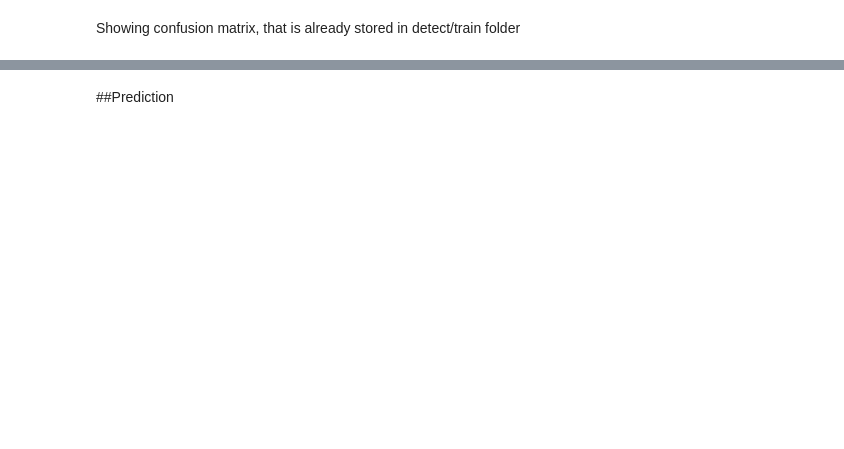
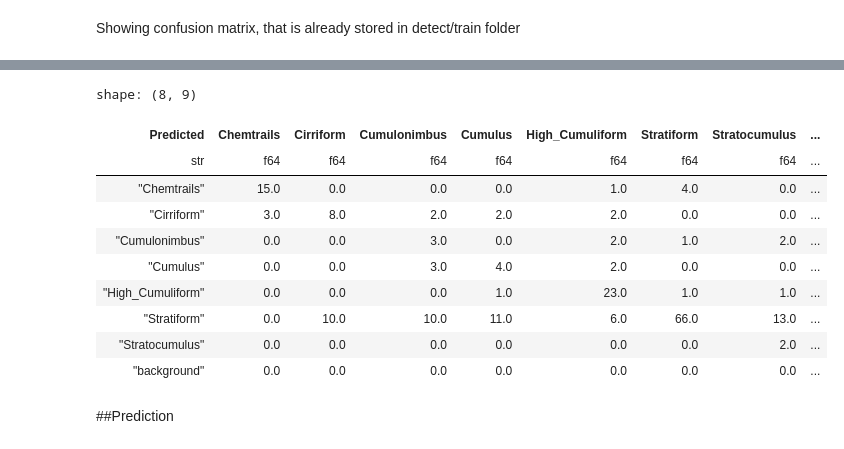
Before and after one commit to stnewaz/Computer-Vision-Project, a Jupyter notebook: ComputerVisionProject.ipynb, the cells around one changed output, grey strips where cells are left out. Cells and saved outputs as stored; diff of their text form; code cells hidden in the pictures; blank space fills up the shorter version.

```diff
--- a/ComputerVisionProject.ipynb
+++ b/ComputerVisionProject.ipynb
@@ -613,5 +42,5 @@ Overwriting config.yaml
 # %% [markdown]
 Please look at [Yolo train Docs](https://docs.ultralytics.com/modes/train/#train-settings) for hyperparameters for model tuning and configuration, e.g. lr0, imgsz, model etc.
 # %%
-model.train(data="C:/Users/Selena/Documents/school/iat360/cv_project/data_condensed_7/data_condensed",epochs=5,patience=5,batch=8, lr0=0.0005,imgsz=400, plots=True)
+model.train(data="S:\\important_backup\\school_backup\\iat360\\data_condensed_training\\data_condensed",epochs=5,patience=5,batch=8, lr0=0.0005,imgsz=400, plots=True)
 # %% [output]
@@ -699,3 +124,38 @@ Image.open("C:/Users/Selena/runs/classify\/train/confusion_matrix_normalized.png
+# %%
+import pandas as pd
+import numpy as np
+
+# # Assuming 'metrics.confusion_matrix' or similar attribute holds the matrix data
+# # (You might need to inspect the 'metrics' object to find the exact attribute)
+# confusion_matrix_data = metrics.confusion_matrix.matrix # Example: Adjust based on your YOLO version
+
+# # Convert to a Pandas DataFrame
+# df_cm = pd.DataFrame(confusion_matrix_data, index=model.names, columns=model.names)
+
+# # Export to CSV
+# df_cm.to_csv("confusion_matrix.csv")
+
+
+confusion_matrix_df = metrics.confusion_matrix.to_df()
+# print(confusion_matrix_df)
+
+df = pd.DataFrame(confusion_matrix_df)
+df.to_csv("confusion_matrix.csv")
+# confusion_matrix_df.to_csv("confusion_matrix.csv")
+# %%
+confusion_matrix_df
+# %% [output]
+shape: (8, 9)
+| Predicted | Chemtrails | Cirriform | Cumulonimbus | Cumulus | High_Cumuliform | Stratiform | Stratocumulus | ... |
+| str | f64 | f64 | f64 | f64 | f64 | f64 | f64 | ... |
+| "Chemtrails" | 15.0 | 0.0 | 0.0 | 0.0 | 1.0 | 4.0 | 0.0 | ... |
+| "Cirriform" | 3.0 | 8.0 | 2.0 | 2.0 | 2.0 | 0.0 | 0.0 | ... |
+| "Cumulonimbus" | 0.0 | 0.0 | 3.0 | 0.0 | 2.0 | 1.0 | 2.0 | ... |
+| "Cumulus" | 0.0 | 0.0 | 3.0 | 4.0 | 2.0 | 0.0 | 0.0 | ... |
+| "High_Cumuliform" | 0.0 | 0.0 | 0.0 | 1.0 | 23.0 | 1.0 | 1.0 | ... |
+| "Stratiform" | 0.0 | 10.0 | 10.0 | 11.0 | 6.0 | 66.0 | 13.0 | ... |
+| "Stratocumulus" | 0.0 | 0.0 | 0.0 | 0.0 | 0.0 | 0.0 | 2.0 | ... |
+| "background" | 0.0 | 0.0 | 0.0 | 0.0 | 0.0 | 0.0 | 0.0 | ... |
 # %% [markdown]
 ##Prediction
 # %%
```
Also changed, not shown: parts of 66 cells of this notebook.
